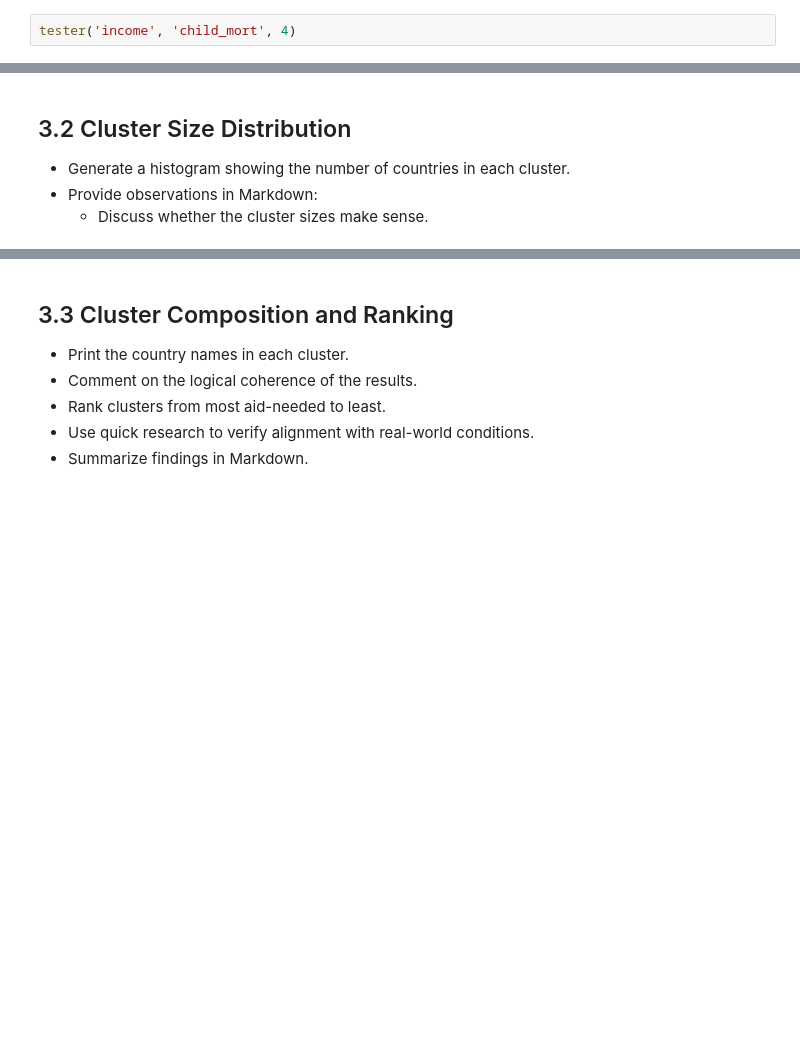
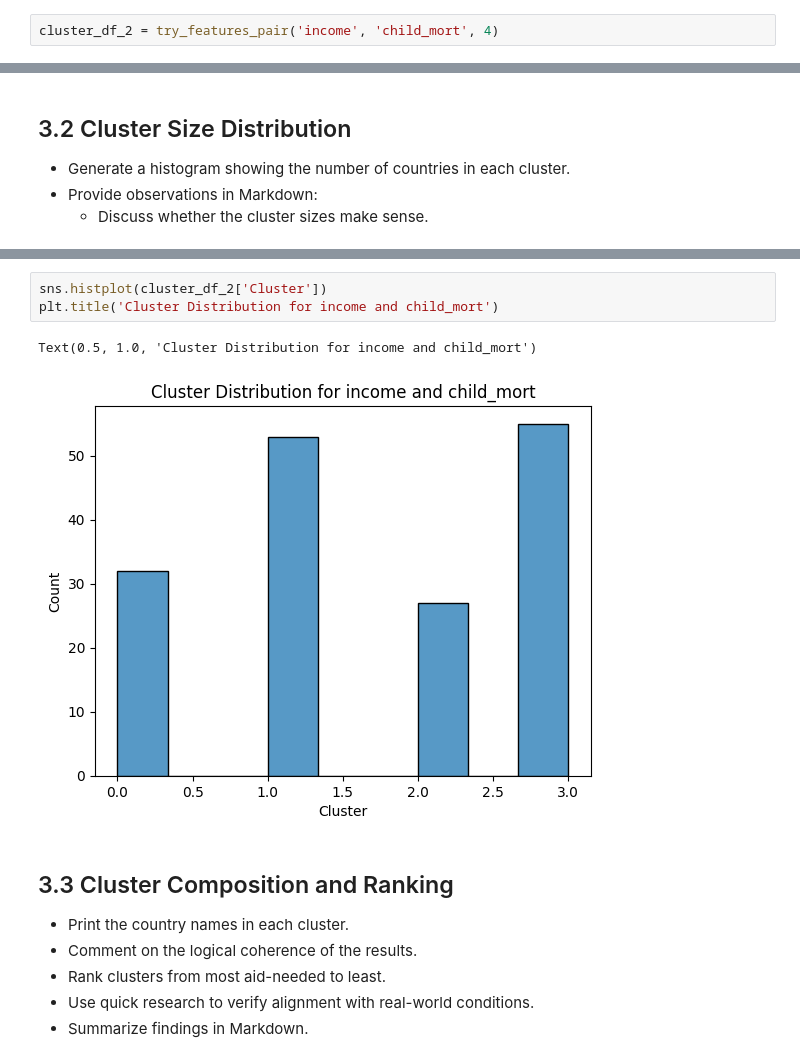
Before and after one commit to Hunteracademic/Unsupervised_assignment_1, a Jupyter notebook: Workspace.ipynb, the cells around one changed output, grey strips where cells are left out. Saved outputs shown, nothing was run; the diff lists cells and outputs as text; blank space fills up the shorter version.

```diff
--- a/Workspace.ipynb
+++ b/Workspace.ipynb
@@ -523,4 +509,4 @@ Countries in Cluster 1:
 # %%
-tester('income', 'child_mort', 4)
+cluster_df_2 = try_features_pair('income', 'child_mort', 4)
 # %% [output]
 [figure]
@@ -579,3 +525,9 @@ Text(0.5, 1.0, 'Cluster Distribution')
+# %%
+sns.histplot(cluster_df_2['Cluster'])
+plt.title('Cluster Distribution for income and child_mort')
+# %% [output]
+Text(0.5, 1.0, 'Cluster Distribution for income and child_mort')
+[figure, added]
 # %% [markdown]
 
 ## 3.3 Cluster Composition and Ranking
```
Also changed, not shown: parts of 12 cells of this notebook.
